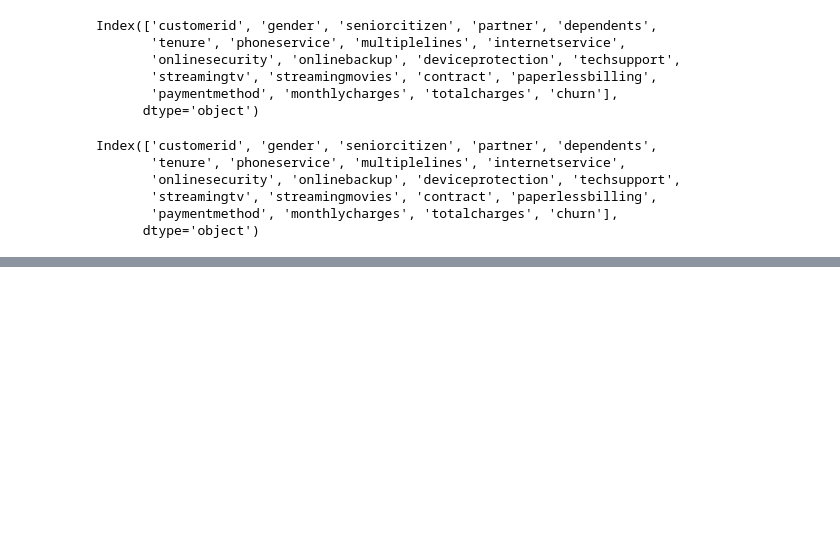
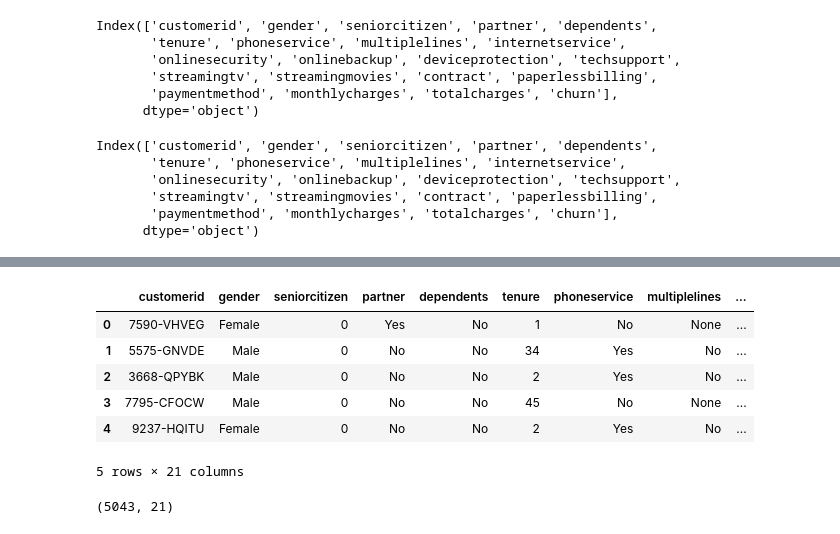
Before and after one commit to AndyMortey/A-Classification-Project-The-Customer-Churn-Analysis, a Jupyter notebook: notebook.ipynb, the cells around one changed output, grey strips where cells are left out. Cells and saved outputs as stored; diff of their text form; code cells hidden in the pictures; blank space fills up the shorter version.

```diff
--- a/notebook.ipynb
+++ b/notebook.ipynb
@@ -165,0 +303,19 @@ Index(['customerid', 'gender', 'seniorcitizen', 'partner', 'dependents',
+# %%
+#Merge both datasets
+df = pd.concat([Dataset1, Dataset2], axis=0)
+# %%
+#Check merged dataframe
+df.head()
+# %% [output]
+|  | customerid | gender | seniorcitizen | partner | dependents | tenure | phoneservice | multiplelines | ... |
+| 0 | 7590-VHVEG | Female | 0 | Yes | No | 1 | No | None | ... |
+| 1 | 5575-GNVDE | Male | 0 | No | No | 34 | Yes | No | ... |
+| 2 | 3668-QPYBK | Male | 0 | No | No | 2 | Yes | No | ... |
+| 3 | 7795-CFOCW | Male | 0 | No | No | 45 | No | None | ... |
+| 4 | 9237-HQITU | Female | 0 | No | No | 2 | Yes | No | ... |
+5 rows × 21 columns
+# %%
+#Check rows and columns
+df.shape
+# %% [output]
+(5043, 21)
```
Also changed, not shown: parts of 15 cells of this notebook.
